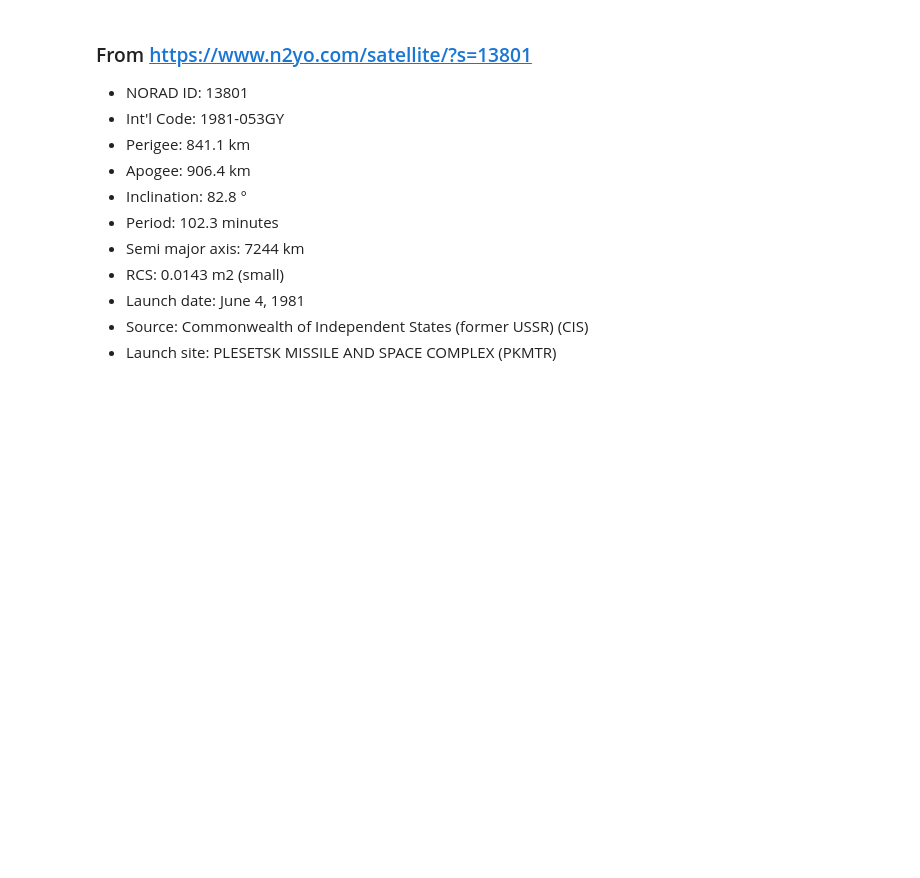
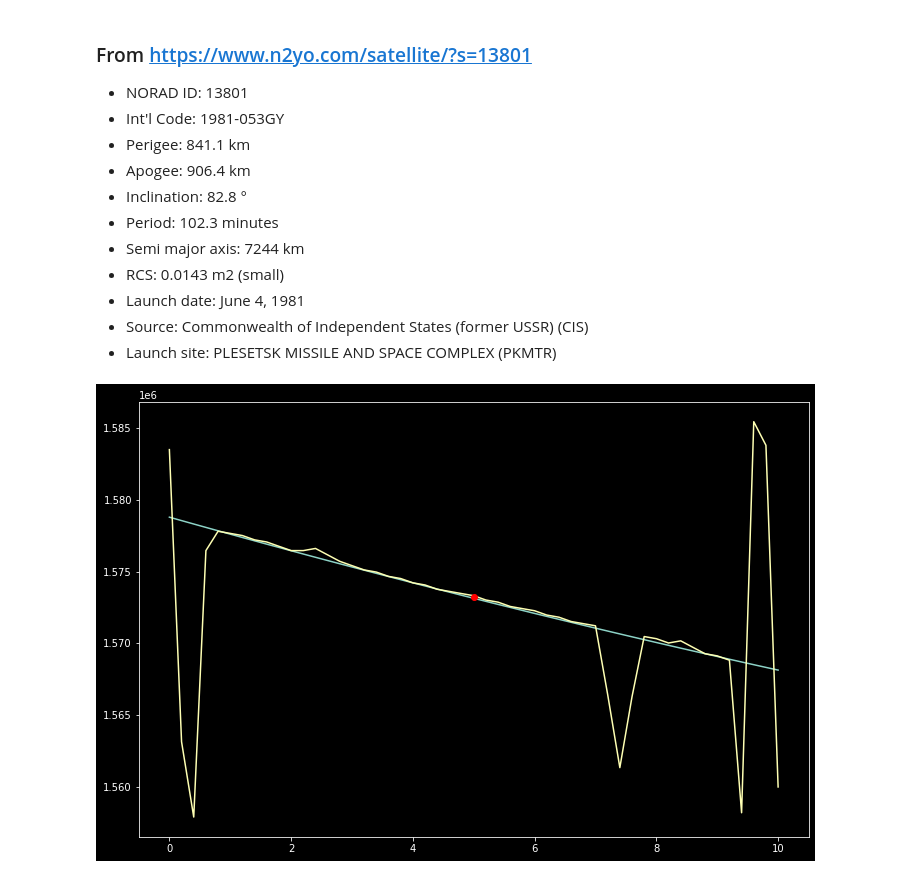
Before and after one commit to jvierine/antisat_analysis, a Jupyter notebook: projects/rcs_with_correlated_result.ipynb, the cells around one changed output. Saved outputs shown, nothing was run; the diff lists cells and outputs as text; code cells hidden in the pictures; blank space fills up the shorter version.

```diff
--- a/projects/rcs_with_correlated_result.ipynb
+++ b/projects/rcs_with_correlated_result.ipynb
@@ -9,5 +9,10 @@ import sorts
 import pyant
 import pyorb
 
+print(f'sorts=={sorts.__version__}')
+print(f'pyorb=={pyorb.__version__}')
+print(f'pyant=={pyant.__version__}')
+plt.style.use('dark_background')
+
 base = Path('/home/danielk/git/antisat_analysis/projects/output/russian_asat')
 data_path = Path('/home/danielk/data/spade/beamparks/uhf/2021.11.23/leo_bpark_2.1u_NO@uhf_extended')
@@ -104,7 +113,7 @@ print(len(correlated_extended_files))
 37
 # %%
 #select one
-select_id = 0
+select_id = 1
 
 meas_id = correlated_measurnment_id[select_id]
 obj_id = correlated_object_id[select_id]
@@ -119,4 +128,5 @@ uhf_20211123_120016_600000
 # %%
 obj = pop.get_object(obj_id)
 print(obj)
+obj.out_frame = 'ITRS'
 # %% [output]
@@ -147,0 +207,9 @@ radar.tx[0].beam.sph_point(azimuth=90, elevation=75)
+# %%
+fig, ax = plt.subplots(figsize=(12, 8))
+ax.plot(data['t'], np.linalg.norm(ecef_r, axis=0))
+ax.plot(data['t'], data['r'])
+ax.plot([data['t'].values[peak_snr_id]], [r[meas_id]], 'or')
+
+fig.savefig(OUTPUT / 'correlated_pass_range_match.png')
+# %% [output]
+[figure, added]
```
Also changed, not shown: parts of 7 cells of this notebook, 1 other file.
